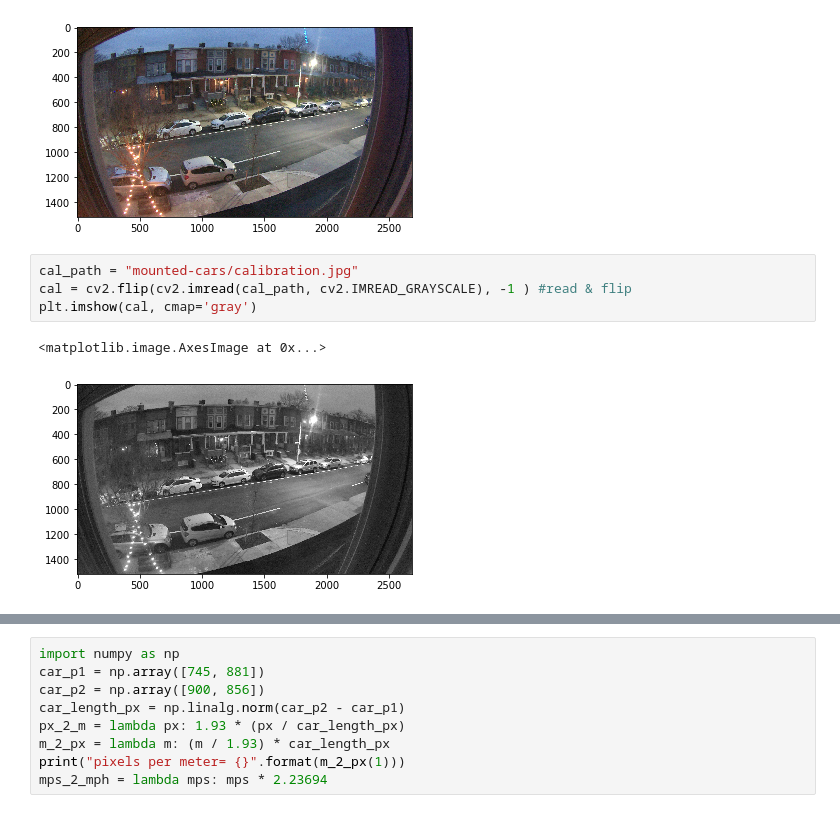
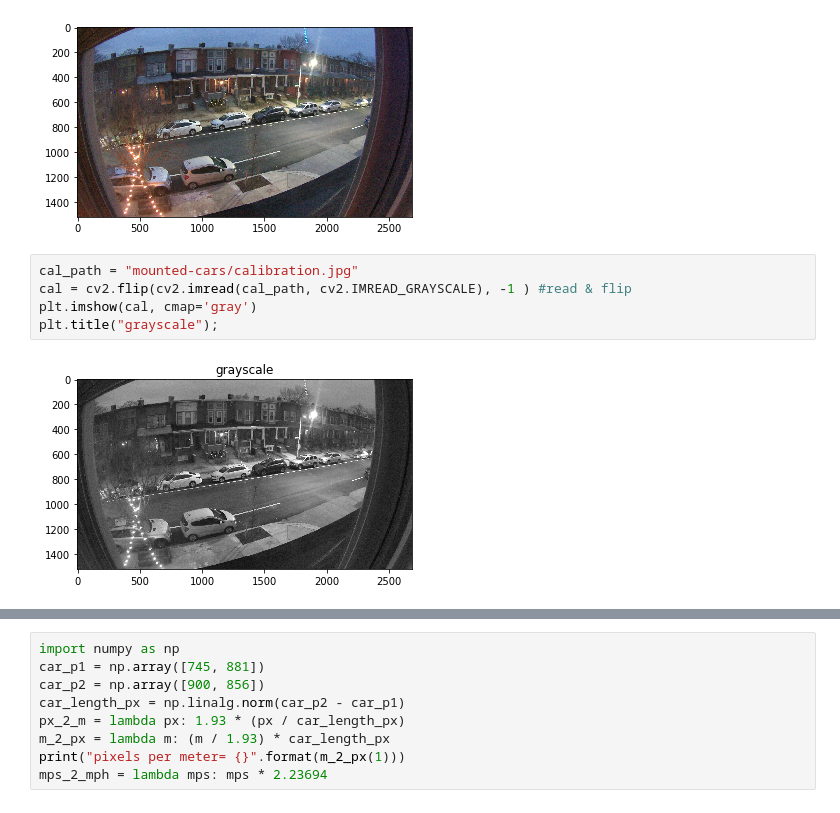
Before and after one commit to kylefritz/speed-cam, a Jupyter notebook: computing-speed.ipynb, the cells around one changed output, grey strips where cells are left out. Cells and saved outputs as stored; diff of their text form.

```diff
--- a/computing-speed.ipynb
+++ b/computing-speed.ipynb
@@ -13,7 +15,7 @@ plt.imshow(cv2.cvtColor(cal_color, cv2.COLOR_BGR2RGB))
 # %%
 cal_path = "mounted-cars/calibration.jpg"
 cal = cv2.flip(cv2.imread(cal_path, cv2.IMREAD_GRAYSCALE), -1 ) #read & flip
 plt.imshow(cal, cmap='gray')
+plt.title("grayscale");
 # %% [output]
-<matplotlib.image.AxesImage at 0x...>
-[figure, old version]
+[figure, new version]
```
Also changed, not shown: parts of 9 cells of this notebook.
